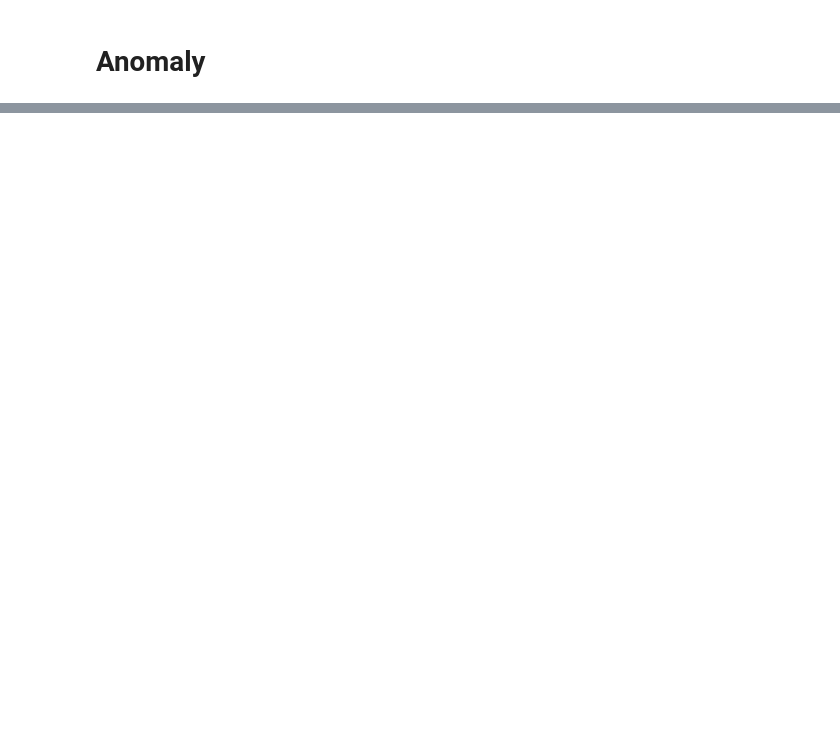
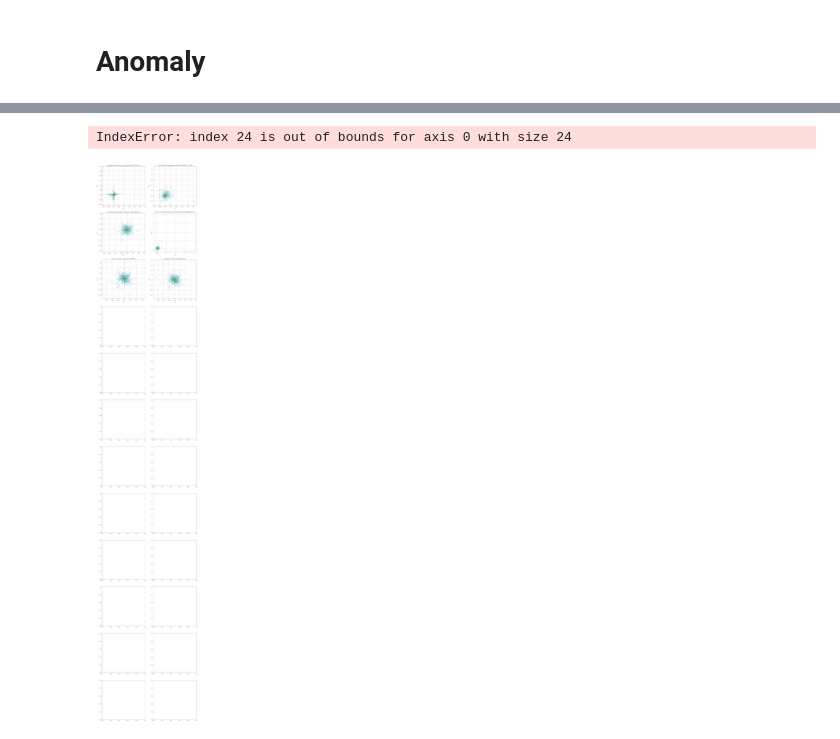
Before and after one commit to boturon/NovaSBE_Courses, a Jupyter notebook: 1104_seminar/netherlands/analysis.ipynb, the cells around one changed output, grey strips where cells are left out. Saved outputs shown, nothing was run; the diff lists cells and outputs as text; code cells hidden in the pictures; blank space fills up the shorter version.

```diff
--- a/1104_seminar/netherlands/analysis.ipynb
+++ b/1104_seminar/netherlands/analysis.ipynb
@@ -399,0 +423,59 @@ UnboundLocalError: local variable 'marker_type' referenced before assignment
+# %%
+t2020_h_indicators = ["Employment rate by sex, age group 20-64", "Gross domestic expenditure on R\&D (GERD)",
+                      "Greenhouse gas emissions, base year 1990", "Share of renewable energy in gross final energy consumption",
+                      "Primary energy consumption", "Final energy consumption", "Greenhouse gas emissions in ESD sectors",
+                      "Early leavers from education and training by sex", "Tertiary educational attainment by sex, age group 30-34",
+                      "People at risk of poverty or social exclusion", "People living in households with very low work intensity",
+                      "People at risk of poverty after social transfers", "Severely materially deprived people"]
+t2020_h_files = ["t2020_10", "t2020_20", "t2020_30", "t2020_31", "t2020_33", "t2020_34", "t2020_35", "t2020_40",
+                 "t2020_41", "t2020_50", "t2020_51", "t2020_52", "t2020_53"]
+# %%
+t2020_h_shared = []
+for file in t2020_h_files:
+    try:
+        t2020_h_shared.append(len(set(pd.read_csv(path+"converted/"+file+".csv").unit)))
+    except AttributeError:
+        t2020_h_shared.append(len(set(pd.read_csv(path+"converted/"+file+".csv").indic_eu)))
+# %%
+nr, nc = (12,2); counter = 0; bad = 0
+f, axes = plt.subplots(nrows=nr, ncols=nc, figsize=(10*nc, 10*nr)); axes = axes.flatten()
+for i_file in range(len(t2020_h_files)):
+    df_initial = pd.read_csv(path+"converted/"+t2020_h_files[i_file]+".csv")
+    for i_image in range(t2020_h_shared[i_file]):
+        try:
+            df_out = pd.DataFrame()
+            if "unit" in df_initial:
+                temp_indicator = list(set(df_initial.unit))[i_image]
+                df_in = df_initial[df_initial.unit == temp_indicator].copy()
+            else:
+                temp_indicator = list(set(df_initial.indic_eu))[i_image]
+                df_in = df_initial[df_initial.indic_eu == temp_indicator].copy()
+            for country in list(set(df_in.geotime)):
+                temp = df_in[df_in.geotime==country].dropna()[["value"]].copy()
+                temp_out = pd.DataFrame()
+                temp_out["m1"] = temp.pct_change().iloc[2:,0].values
+                temp_out["m2"] = temp.pct_change().iloc[1:-1,0].values
+                temp_out["country"] = country
+                df_out = pd.concat([df_out, temp_out])
+            np_out = np.array(df_out.iloc[:,:2])
+            np_nl = np_out[df_out.country=="NL"]
+            nl_x, nl_y = np_nl[-1,:]
+
+            axes[counter].scatter(np_out[:,0], np_out[:,1], color=plt.cm.get_cmap('tab20c')(2))
+            axes[counter].plot(np_nl[:,0], np_nl[:,1], color=plt.cm.get_cmap('tab20c')(8), marker="o", markersize=8)
+            axes[counter].plot(nl_x, nl_y, 'k.', color="red", marker="o")
+            axes[counter].set_xlabel(r"$g_{t}$")
+            axes[counter].set_ylabel(r"$g_{t-1}$")
+            axes[counter].set_title(t2020_h_indicators[i_file]+": "+temp_indicator.replace("_", "\_"))
+            axes[counter].grid()
+            counter += 1
+
+        except IndexError:
+            bad += 1
+            f.delaxes(axes[nr*nc-bad])
+            continue
+
+plt.tight_layout()
+# %% [output]
+IndexError: index 24 is out of bounds for axis 0 with size 24
+[figure, added]
```
Also changed, not shown: parts of 3 cells of this notebook.
